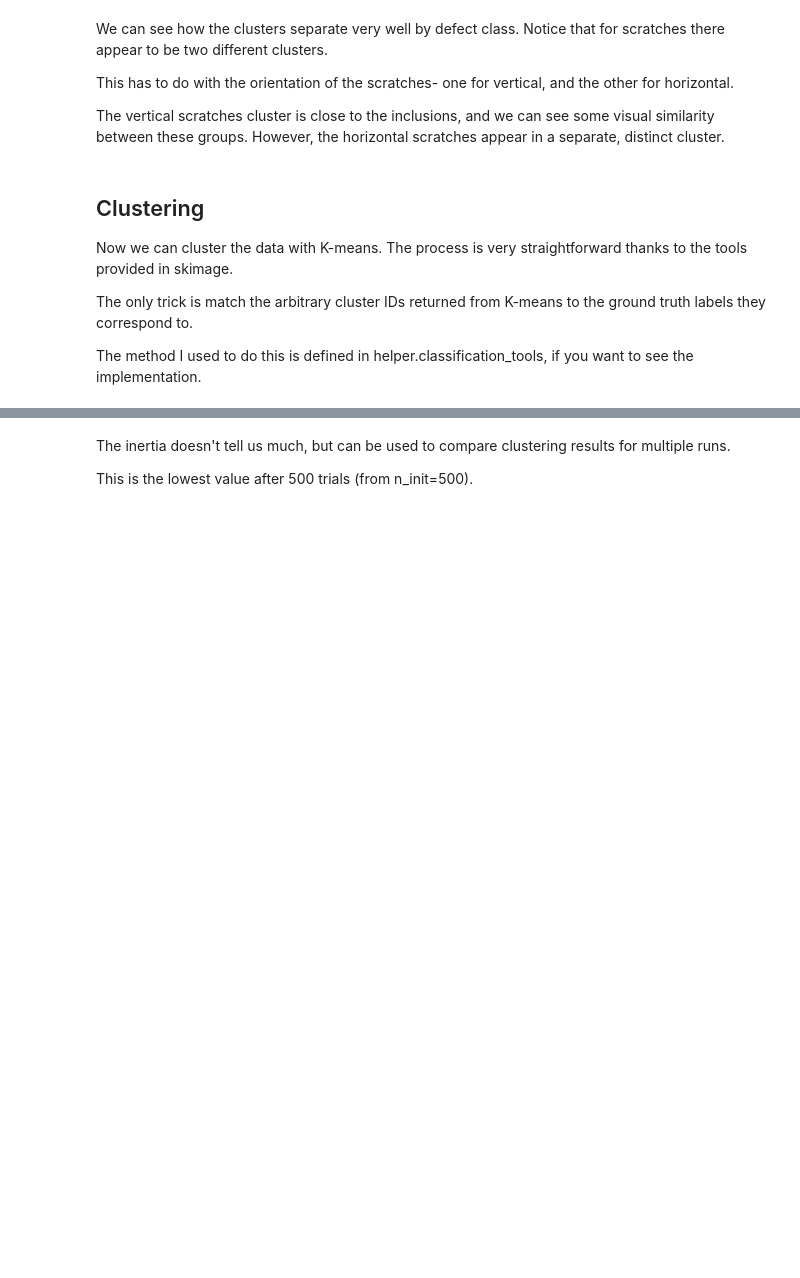
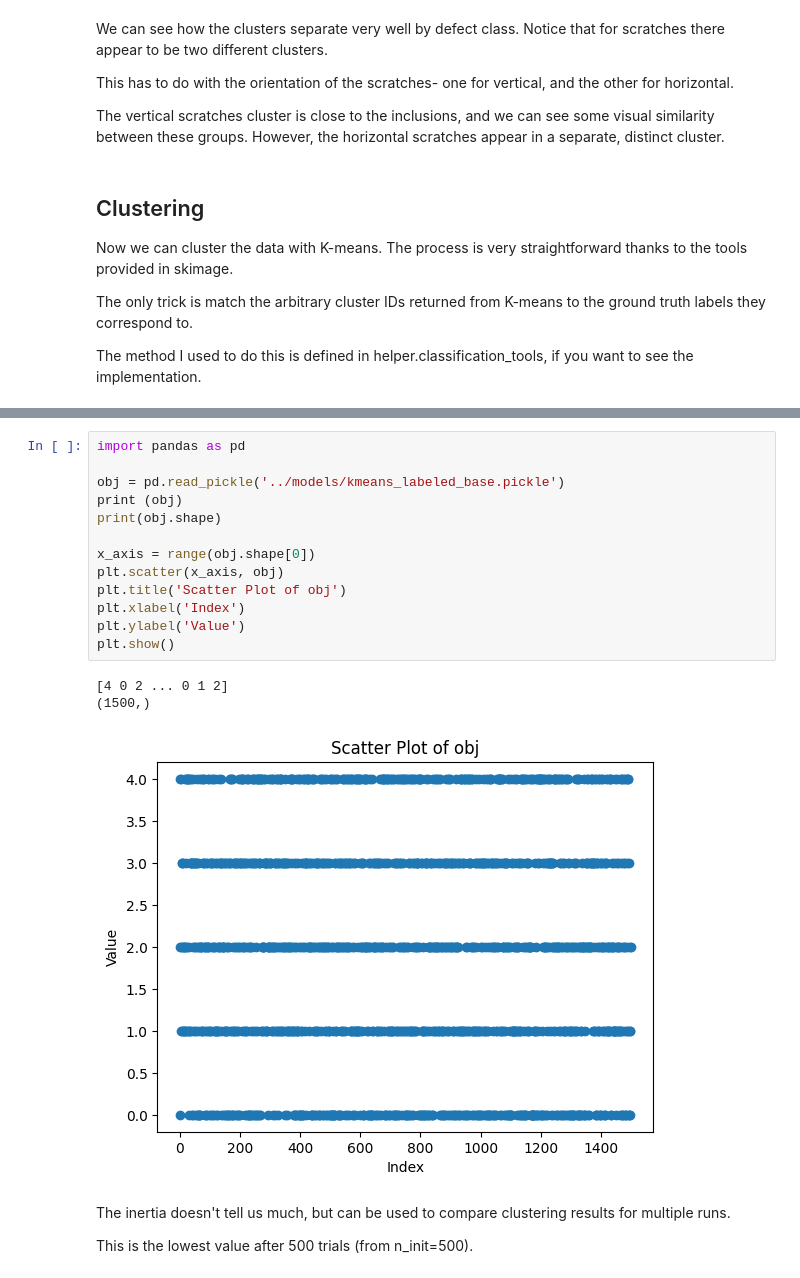
Before and after one commit to amnessa/MECH536, a Jupyter notebook: me_term_project/03_standard.ipynb, the cells around one changed output, grey strips where cells are left out. Cells and saved outputs as stored; diff of their text form; blank space fills up the shorter version.

Commit message:
created pickles for pca and kmeans

```diff
--- a/me_term_project/03_standard.ipynb
+++ b/me_term_project/03_standard.ipynb
@@ -177,5 +199,22 @@ print('inertia: {:.2f}'.format(kmeans.inertia_))
 # %% [output]
 inertia: 68161.38
+# %%
+import pandas as pd
+
+obj = pd.read_pickle('../models/kmeans_labeled_base.pickle')
+print (obj)
+print(obj.shape)
+
+x_axis = range(obj.shape[0])
+plt.scatter(x_axis, obj)
+plt.title('Scatter Plot of obj')
+plt.xlabel('Index')
+plt.ylabel('Value')
+plt.show()
+# %% [output]
+[4 0 2 ... 0 1 2]
+(1500,)
+[figure, added]
 # %% [markdown]
 The inertia doesn't tell us much, but can be used to compare clustering results for multiple runs.
 
```
Also changed, not shown: parts of 6 cells of this notebook, 2 other files.
